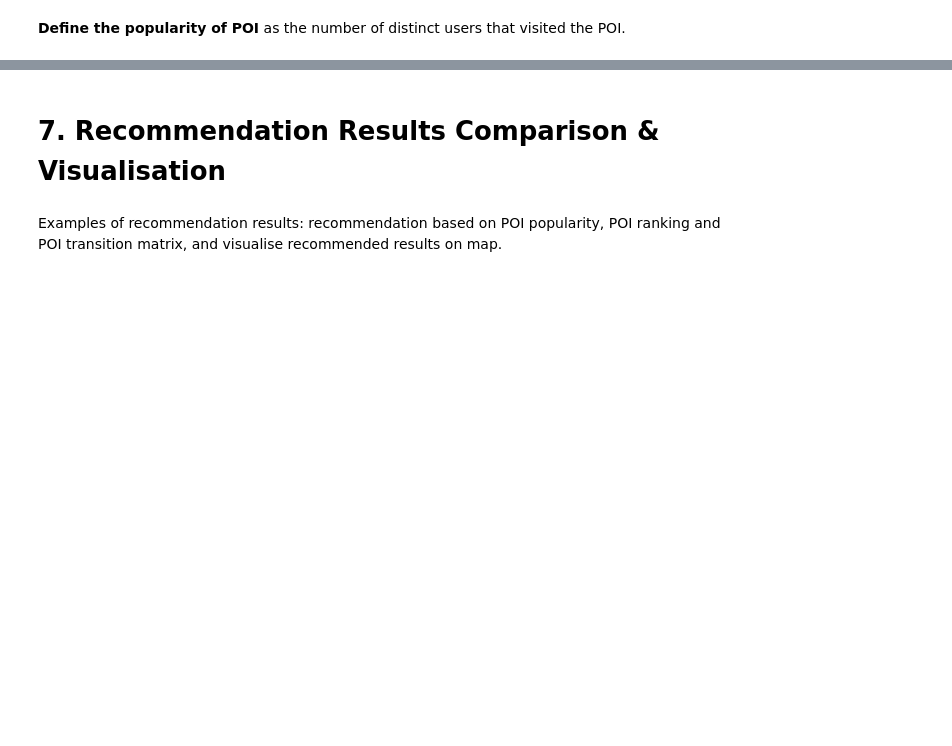
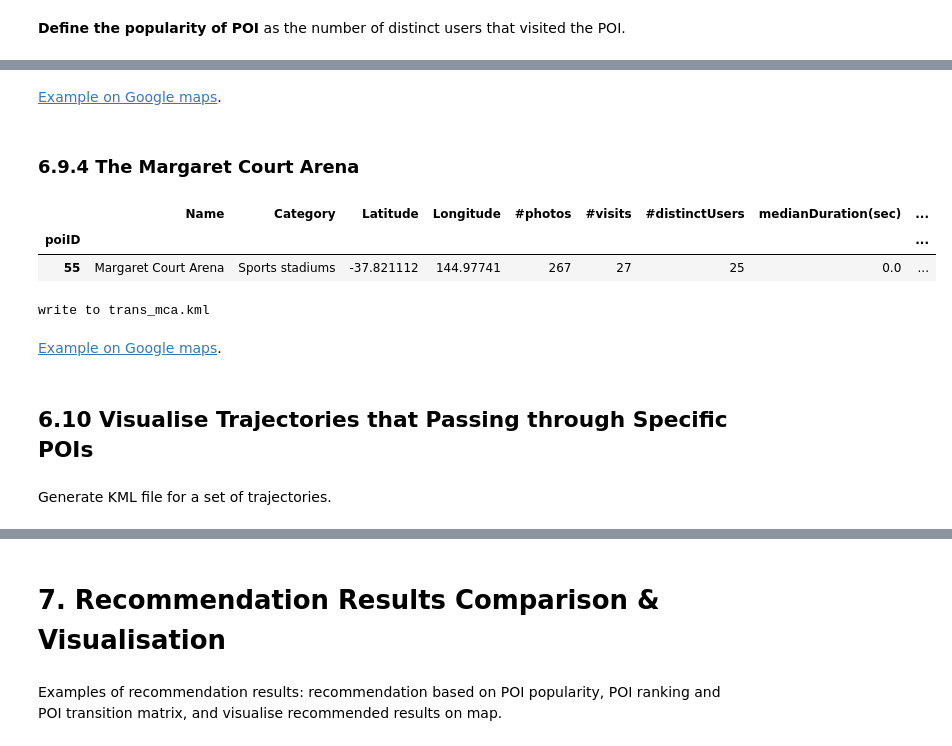
Before and after one commit to dongwookim-ml/flickr-photo, a Jupyter notebook: src/dataset_Melb.ipynb, the cells around one changed output, grey strips where cells are left out. Cells and saved outputs as stored; diff of their text form; code cells hidden in the pictures; blank space fills up the shorter version.

```diff
--- a/src/dataset_Melb.ipynb
+++ b/src/dataset_Melb.ipynb
@@ -1277,0 +1268,11 @@ An example map of the transitions of the most popular POI is available [here](ht
+# %% [markdown]
+[Example on Google maps](https://drive.google.com/open?id=1JUkUoUWwpWXI8jhUMuPYA6qirnY&usp=sharing).
+# %% [markdown]
+### 6.9.4 The Margaret Court Arena
+# %%
+poi_mca = poi_df[poi_df['Name'] == 'Margaret Court Arena']
+poi_mca
+# %% [output]
+|  | Name | Category | Latitude | Longitude | #photos | #visits | #distinctUsers | medianDuration(sec) | ... |
+| poiID |  |  |  |  |  |  |  |  | ... |
+| 55 | Margaret Court Arena | Sports stadiums | -37.821112 | 144.97741 | 267 | 27 | 25 | 0.0 | ... |
@@ -1277,0 +1281,11 @@ An example map of the transitions of the most popular POI is available [here](ht
+# %%
+fname = 'trans_mca.kml'
+gen_kml_transition(fname, poi_mca.index[0], poi_df, poi_transmat)
+# %% [output]
+write to trans_mca.kml
+# %% [markdown]
+[Example on Google maps](https://drive.google.com/open?id=1Bi2ayK4VQtdsaE_DAEMK3a4NvJ0&usp=sharing).
+# %% [markdown]
+## 6.10 Visualise Trajectories that Passing through Specific POIs
+# %% [markdown]
+Generate KML file for a set of trajectories.
```
Also changed, not shown: parts of 77 cells of this notebook.
